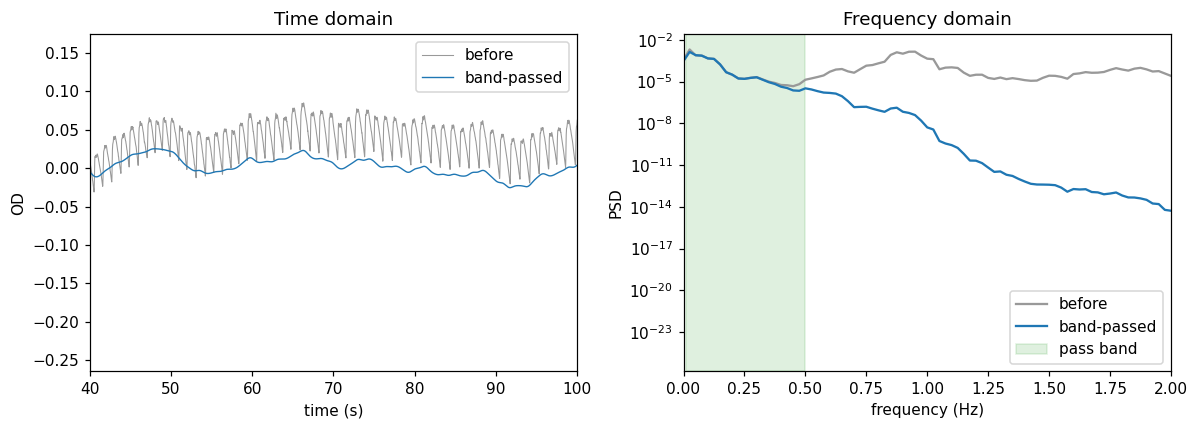
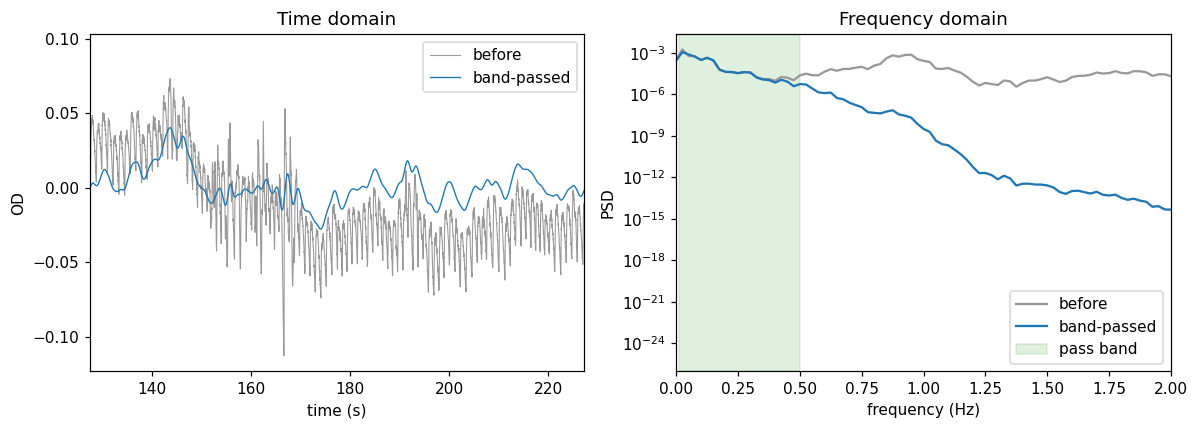
Unified diff of the notebook cell whose output changed from the first chart to the second:
--- before
+++ after
@@ -2,6 +2,6 @@
                                 butter_order=4)
 
-sig0 = od_corr.sel(channel=demo_ch, wavelength=830.0).values
-sig1 = od_filt.sel(channel=demo_ch, wavelength=830.0).values
+sig0 = _as_float(od_corr.sel(channel=demo_ch, wavelength=demo_wl))
+sig1 = _as_float(od_filt.sel(channel=demo_ch, wavelength=demo_wl))
 f0, p0 = welch(sig0 - sig0.mean(), fs=fs, nperseg=int(fs * 40))
 f1, p1 = welch(sig1 - sig1.mean(), fs=fs, nperseg=int(fs * 40))
@@ -10,5 +10,6 @@
 a1.plot(t, sig0, lw=0.7, color="0.6", label="before")
 a1.plot(t, sig1, lw=0.9, color="tab:blue", label="band-passed")
-a1.set_xlim(40, 100); a1.set_xlabel("time (s)"); a1.set_ylabel("OD")
+a1.set_xlim(max(0, artifact_time - 40), min(t[-1], artifact_time + 60))
+a1.set_xlabel("time (s)"); a1.set_ylabel("OD")
 a1.set_title("Time domain"); a1.legend()
 a2.semilogy(f0, p0, color="0.6", label="before")

Commit: Revise fNIRS notebook examples and data docs